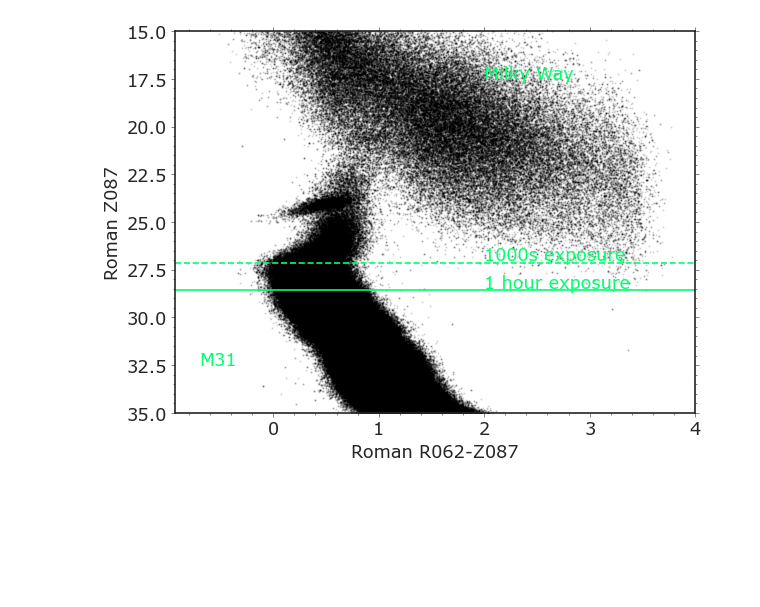
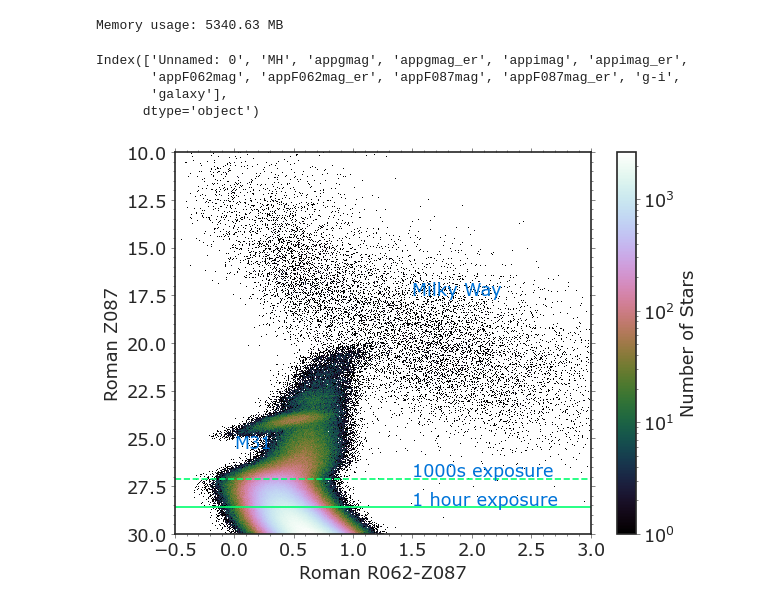
Before and after one commit to caganze/stellarstreams, a Jupyter notebook: notebooks/Visualize MW and M31 Stars.ipynb, the cells around one changed output. Saved outputs shown, nothing was run; the diff lists cells and outputs as text; code cells hidden in the pictures; blank space fills up the shorter version.

```diff
--- a/notebooks/Visualize MW and M31 Stars.ipynb
+++ b/notebooks/Visualize MW and M31 Stars.ipynb
@@ -42,9 +42,21 @@ path_pandas= '../data/pandas/'
 #plt.style.use('dark_background') #for posters
 # %%
 rgc='10_20'
-fname=path_isochrone+'/simulated_df_at_M31_normalized_extended_rgc{}.h5'.format(rgc)
-df=pd.read_hdf(fname, key='data')
+fname=path_isochrone+'/simulated_df_at_M31_normalized_extended_rgc{}.csv'.format(rgc)
+df=pd.read_csv(fname)#, usecols=['MH', 'appF087mag', 'galaxy']).query('MH<-1')
 
 #put to the desired distance modulus
 mw_df= df.query("galaxy == 'MW'").reset_index(drop=True)
 m31_df= df.query("galaxy =='M31'").reset_index(drop=True)
+# %%
+memory_usage = df.memory_usage(deep=True).sum() / 1024 ** 2 # convert to MB
+print(f"Memory usage: {memory_usage:.2f} MB")
+# %% [output]
+Memory usage: 5340.63 MB
+# %%
+df.columns
+# %% [output]
+Index(['Unnamed: 0', 'MH', 'appgmag', 'appgmag_er', 'appimag', 'appimag_er',
+       'appF062mag', 'appF062mag_er', 'appF087mag', 'appF087mag_er', 'g-i',
+       'galaxy'],
+      dtype='object')
@@ -51,40 +65,29 @@ m31_df= df.query("galaxy =='M31'").reset_index(drop=True)
 # %%
 fig, ax=plt.subplots()
 
-#ax.set(title='M31')
-#ax.set(title='Milky Way')
-p=ax.scatter(m31_df.appF062mag-m31_df.appF087mag, m31_df.appF087mag, s=1, alpha=0.1, c='k', label='M31 Halo')
+c= ax.hist2d(df.appF062mag-df.appF087mag, df.appF087mag, bins=1000, norm=mpl.colors.LogNorm(), \
+             range=[[-0.5, 3], [10, 30]], cmap='cubehelix')
+
 ax.invert_yaxis()
-ax.set(ylim=[35, 15])
+cbar=plt.colorbar(c[3], label='Number of Stars')
 
-
-ax.scatter(mw_df.appF062mag-mw_df.appF087mag, mw_df.appF087mag, s=1, alpha=0.1,  c='k', label='Milky Way')
-#ax.invert_yaxis()
-#ax[1].set(ylim=[35, 15])
-
-#for a in ax:
 ax.axhline(28.59, linestyle='-', c='#01FF70')
 ax.axhline(27.15, linestyle='--', c='#01FF70')
 ax.set(xlabel= 'Roman R062-Z087', ylabel='Roman Z087')
 
-#plt.tight_layout()
-#cax = fig.add_axes([0.08, 0., .3, 0.04])
-#plt.colorbar(p, ax=ax, cax=cax, orientation='horizontal')
-#cax.set(xlabel=r'[M/H]')
-#ax.legend(markerscale=20)
-#ax.text()
-ax.text(-0.7, 32.5, "M31",c='#01FF70', fontsize=16)
-ax.text(2, 17.5, "Milky Way",c='#01FF70', fontsize=16)
+ax.text(0.0, 25.5, "M31",c='#0074D9', fontsize=16)
+ax.text(1.5, 17.5, "Milky Way",c='#0074D9', fontsize=16)
 
-ax.text(2., 27.15-0.15, "1000s exposure",c='#01FF70', fontsize=16)
-ax.text(2, 28.69-0.2, "1 hour exposure",c='#01FF70', fontsize=16)
+ax.text(1.5, 27.15-0.15, "1000s exposure",c='#0074D9', fontsize=16)
+ax.text(1.5, 28.69-0.2, "1 hour exposure",c='#0074D9', fontsize=16)
 
-
+ax.set(ylim=[30, 10])
 ax.minorticks_on()
 plt.tight_layout()
 plt.savefig('../figures/simulated_CMD_Roman_M31.jpeg', bbox_inches='tight')
+plt.savefig('../figures/simulated_CMD_Roman_M31.pdf', bbox_inches='tight')
 # %% [output]
-[figure, old version]
+[figure, new version]
 # %%
 path_pandas= '/users/caganze/research/stellarstreams/data/pandas/'
 data=parse_single_table(path_pandas+'M31_{}kpc_new.vot'.format(rgc)).to_table().to_pandas()
```
Also changed, not shown: parts of 20 cells of this notebook, 14 other files.
